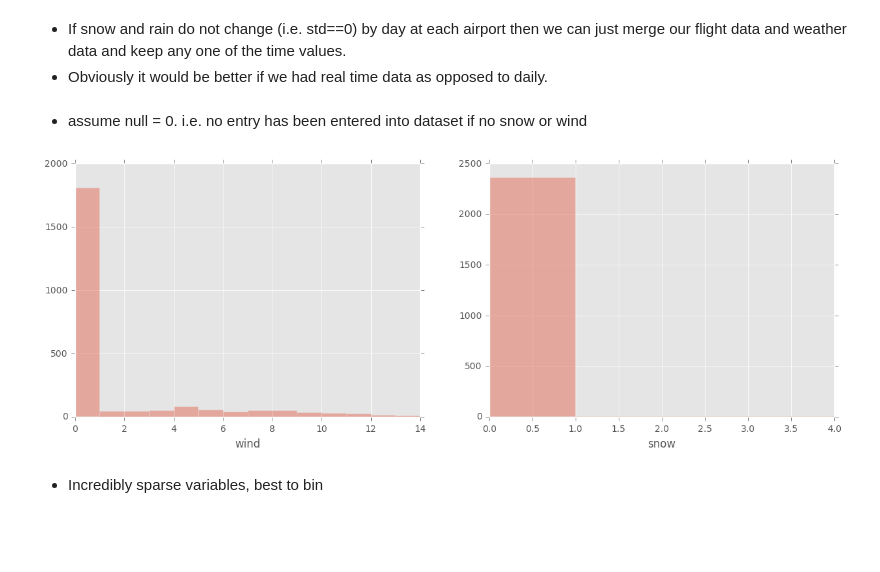
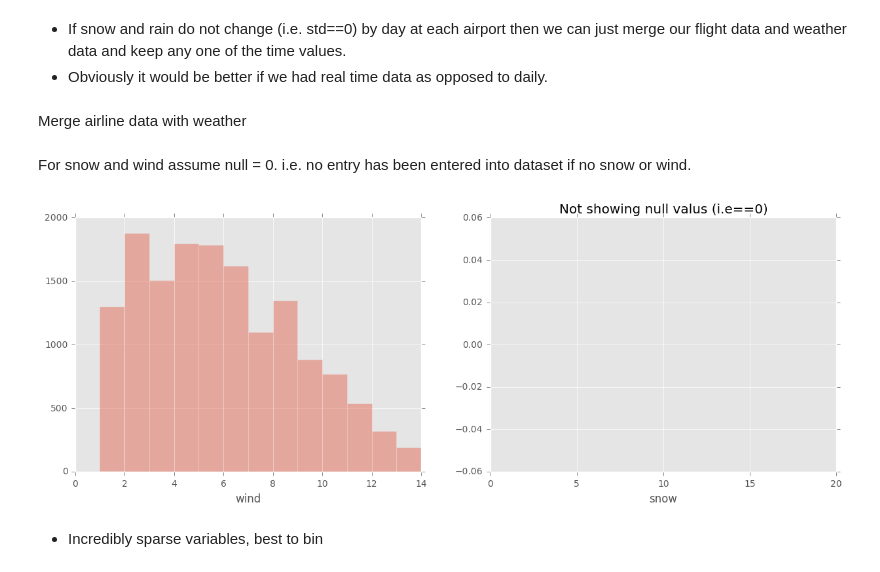
Before and after one commit to mattdns1006/flight, a Jupyter notebook: datatonic.ipynb, the cells around one changed output. Cells and saved outputs as stored; diff of their text form; code cells hidden in the pictures; blank space fills up the shorter version.

```diff
--- a/datatonic.ipynb
+++ b/datatonic.ipynb
@@ -18,7 +18,7 @@ FIG_SIZE = (15,5)
 # %% [markdown]
 ### Load data
 # %%
-data_size = 'small' # ['small','medium','large']
+data_size = 'large' # ['small','medium','large']
 flights = pd.read_csv("flights_{0}.csv".format(data_size))
 flights["Date"] = pd.to_datetime(flights["Date"]) # format date
 any_nans = flights.isnull().values.any()
@@ -266,7 +300,7 @@ south                0.755449     0.191278    0.053272
 ## <center>Focus on one airline and its most popular airport for time being</center>
 # %%
 airline = 'US'
-airline_flights {= flights.drop(flights[flights.Airline != airline].index)
+airline_flights = flights.drop(flights[flights.Airline != airline].index)
 airport = airline_flights.Departure_Airport.value_counts().argmax()
 airline_flights = airline_flights.drop(airline_flights[airline_flights.Departure_Airport != airport].index)
 print("Number of samples = {0} for airline == {1} and airport = {2}.".format(airline_flights.shape[0],airline,airport))
@@ -274,0 +311,11 @@ Number of samples = 2384 for airline == US and airport = DCA.
+# %%
+def busy(df,row,n_days_look_back = 4):
+    look_back_date = row['Date'] + pd.DateOffset(-n_days_look_back)
+    after_look_back = (df.Date >= look_back_date)
+    before_current = (df.Date <= row['Date'])
+    busy = (after_look_back & before_current).sum() # number of flights in last n_days_look_back days
+    return busy
+airline_flights['Busy'] = airline_flights.apply(lambda row: busy(airline_flights,row),axis=1)
+# %%
+airline_flights.sort_values("Date")
+airline_flights.reset_index(inplace=True)
@@ -289,0 +341,2 @@ airline_flights_weather = airline_flights.merge(weather,how='left',on=["Date","D
+# %% [markdown]
+Merge airline data with weather
@@ -290,13 +345,14 @@ airline_flights_weather = airline_flights.merge(weather,how='left',on=["Date","D
 # %% [markdown]
-* assume null = 0. i.e. no entry has been entered into dataset if no snow or wind
+For snow and wind assume null = 0. i.e. no entry has been entered into dataset if no snow or wind.
 # %%
 airline_flights_weather[['snow','wind']] = airline_flights_weather[['snow','wind']].fillna(0)
 f, (ax1,ax2) = plt.subplots(1, 2,figsize=FIG_SIZE)
-sns.distplot(airline_flights_weather.wind,bins=np.arange(0,15,1),ax=ax1,label='wind',kde=False)
-sns.distplot(airline_flights_weather.snow,bins=np.arange(0,5,1),ax=ax2,label='snow',kde=False)
+plt.title("Not showing null valus (i.e==0)")
+sns.distplot(airline_flights_weather.wind,bins=np.arange(1,15,1),ax=ax1,label='wind',kde=False)
+sns.distplot(airline_flights_weather.snow,bins=np.arange(1,20,1),ax=ax2,label='snow',kde=False)
 plt.show()
 # %% [output]
-[figure, old version]
+[figure, new version]
 # %% [markdown]
 * Incredibly sparse variables, best to bin
 # %% [markdown]
```
Also changed, not shown: parts of 37 cells of this notebook.
